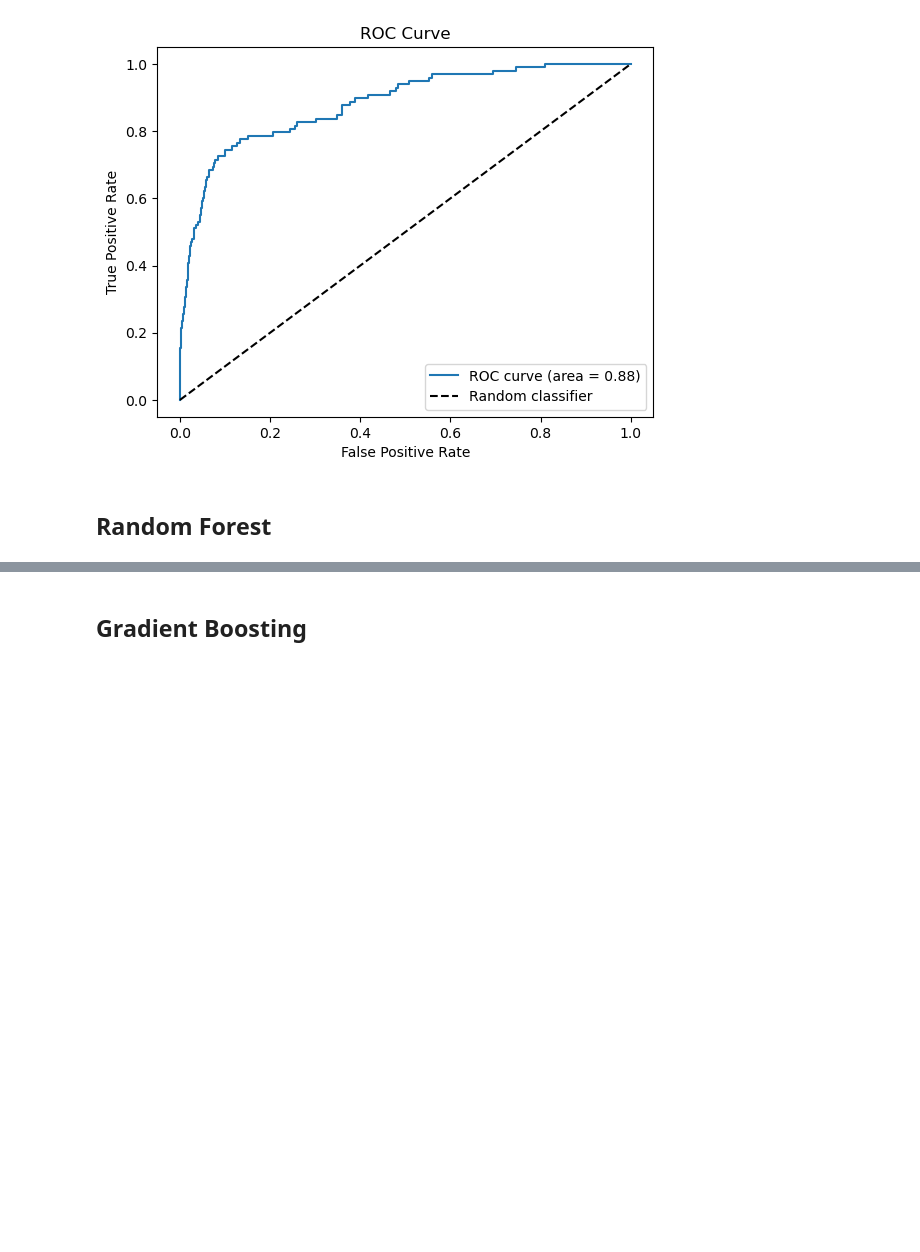
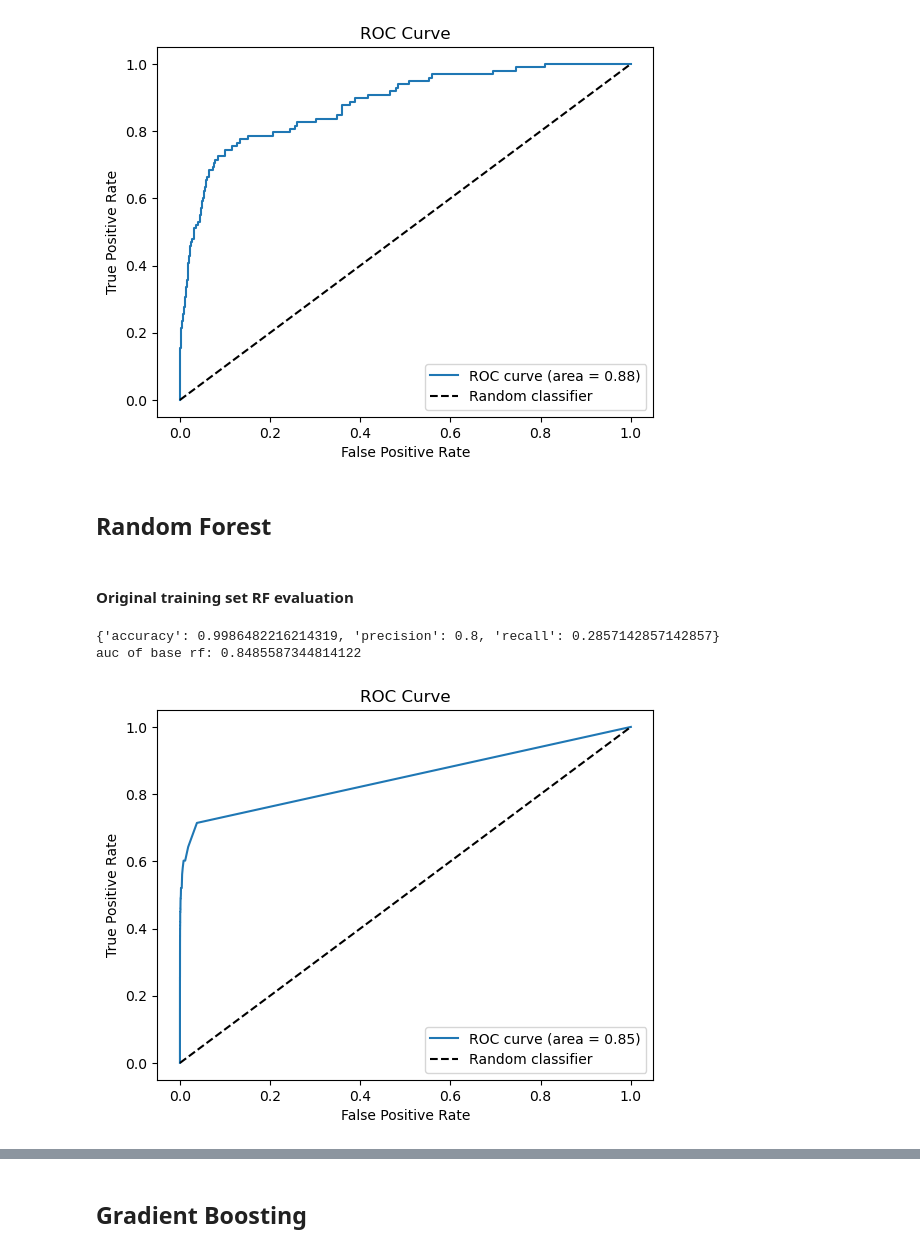
Before and after one commit to KyleDennis25/Credit-Card-Fraud-Detection, a Jupyter notebook: project.ipynb, the cells around one changed output, grey strips where cells are left out. Saved outputs shown, nothing was run; the diff lists cells and outputs as text; code cells hidden in the pictures; blank space fills up the shorter version.

Commit message:
Update project.ipynb
Fitted training sets on random forest and gradient boosting models and evaluated them.

```diff
--- a/project.ipynb
+++ b/project.ipynb
@@ -125,3 +126,24 @@ auc of first SMOTE lr: 0.8818692361581661
 [figure]
 # %% [markdown]
 ## Random Forest
+# %% [markdown]
+#### Original training set RF evaluation
+# %%
+# Initialize base model
+rf = RandomForestClassifier(random_state=22)
+
+# Fit model and get predictions
+y_pred_prob_rf, y_pred_rf = train_and_predict(rf, X_train_scaled, y_train, X_test_scaled)
+
+# Get accuracy metrics
+rf_metrics = calculate_metrics(y_test, y_pred_rf)
+print(rf_metrics)
+rf_auc = roc_auc_score(y_test, y_pred_prob_rf)
+print('auc of base rf: '+ str(rf_auc))
+
+# Plot auc
+roc_plot(y_test, y_pred_prob_rf, rf_auc)
+# %% [output]
+{'accuracy': 0.9986482216214319, 'precision': 0.8, 'recall': 0.2857142857142857}
+auc of base rf: 0.8485587344814122
+[figure, added]
```
Also changed, not shown: parts of 15 cells of this notebook.
